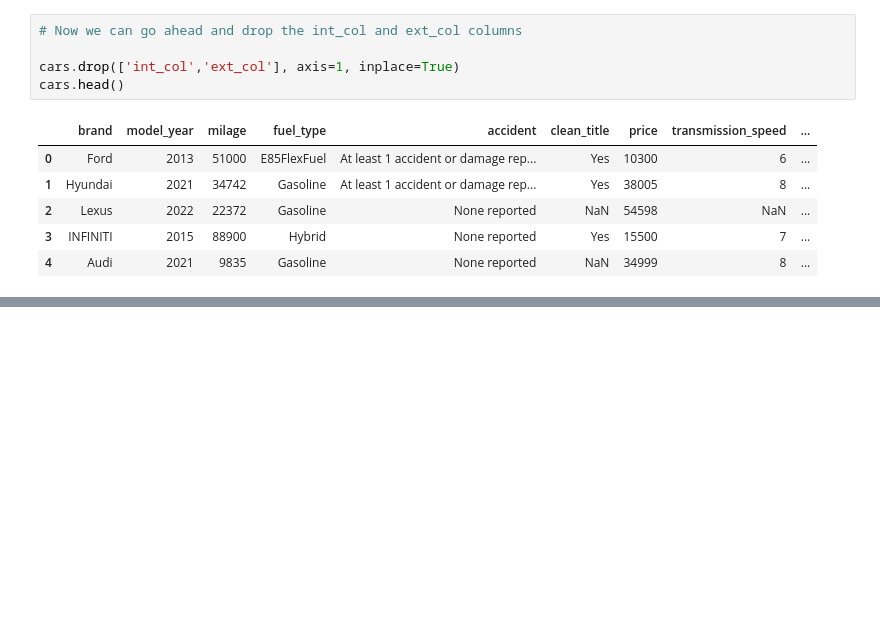
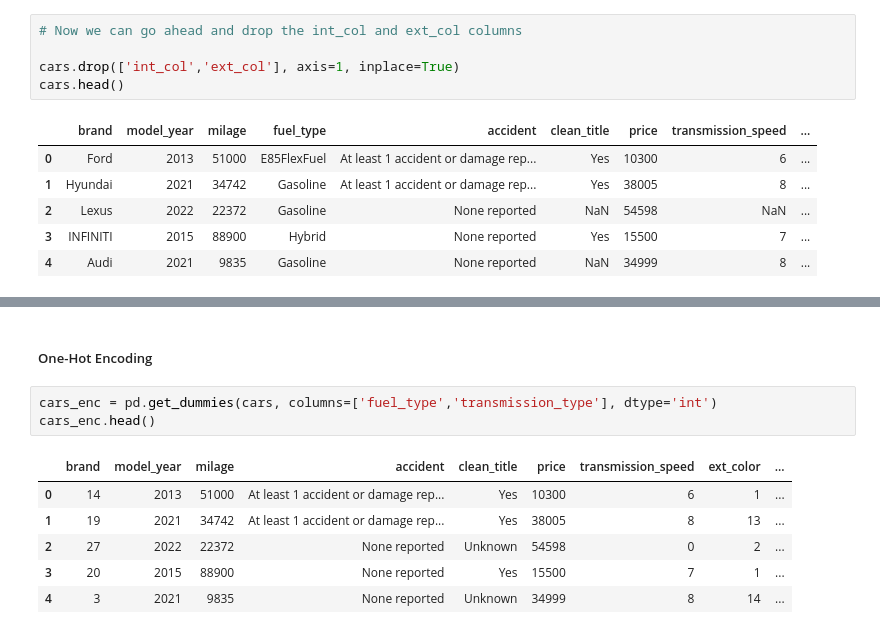
Before and after one commit to GoAshim/Machine-Learning, a Jupyter notebook: Regression/Machine Learning Project 2 - Predict Used Car Price.ipynb, the cells around one changed output, grey strips where cells are left out. Cells and saved outputs as stored; diff of their text form; blank space fills up the shorter version.

```diff
--- a/Regression/Machine Learning Project 2 - Predict Used Car Price.ipynb
+++ b/Regression/Machine Learning Project 2 - Predict Used Car Price.ipynb
@@ -455,0 +544,12 @@ Name: count, dtype: int64
+# %% [markdown]
+##### One-Hot Encoding #####
+# %%
+cars_enc = pd.get_dummies(cars, columns=['fuel_type','transmission_type'], dtype='int')
+cars_enc.head()
+# %% [output]
+|  | brand | model_year | milage | accident | clean_title | price | transmission_speed | ext_color | ... |
+| 0 | 14 | 2013 | 51000 | At least 1 accident or damage rep... | Yes | 10300 | 6 | 1 | ... |
+| 1 | 19 | 2021 | 34742 | At least 1 accident or damage rep... | Yes | 38005 | 8 | 13 | ... |
+| 2 | 27 | 2022 | 22372 | None reported | Unknown | 54598 | 0 | 2 | ... |
+| 3 | 20 | 2015 | 88900 | None reported | Yes | 15500 | 7 | 1 | ... |
+| 4 | 3 | 2021 | 9835 | None reported | Unknown | 34999 | 8 | 14 | ... |
```
Also changed, not shown: parts of 53 cells of this notebook.
